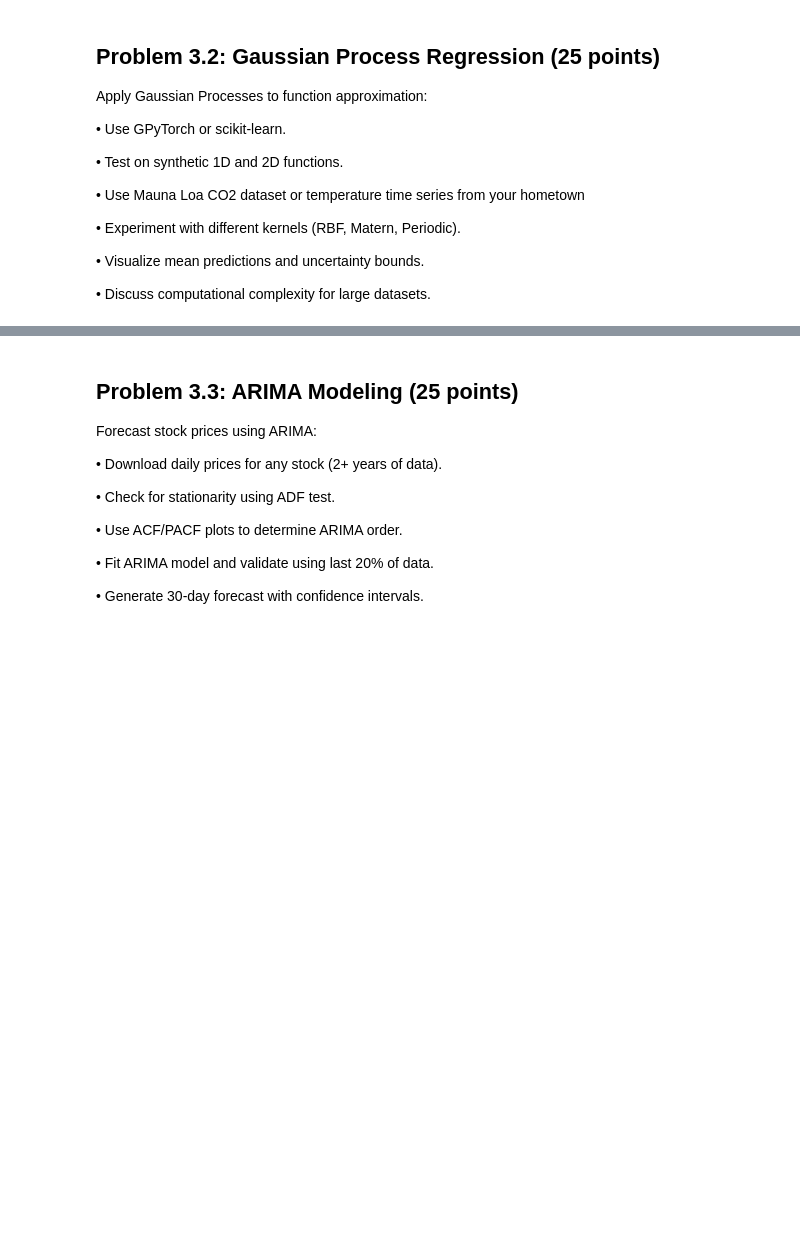
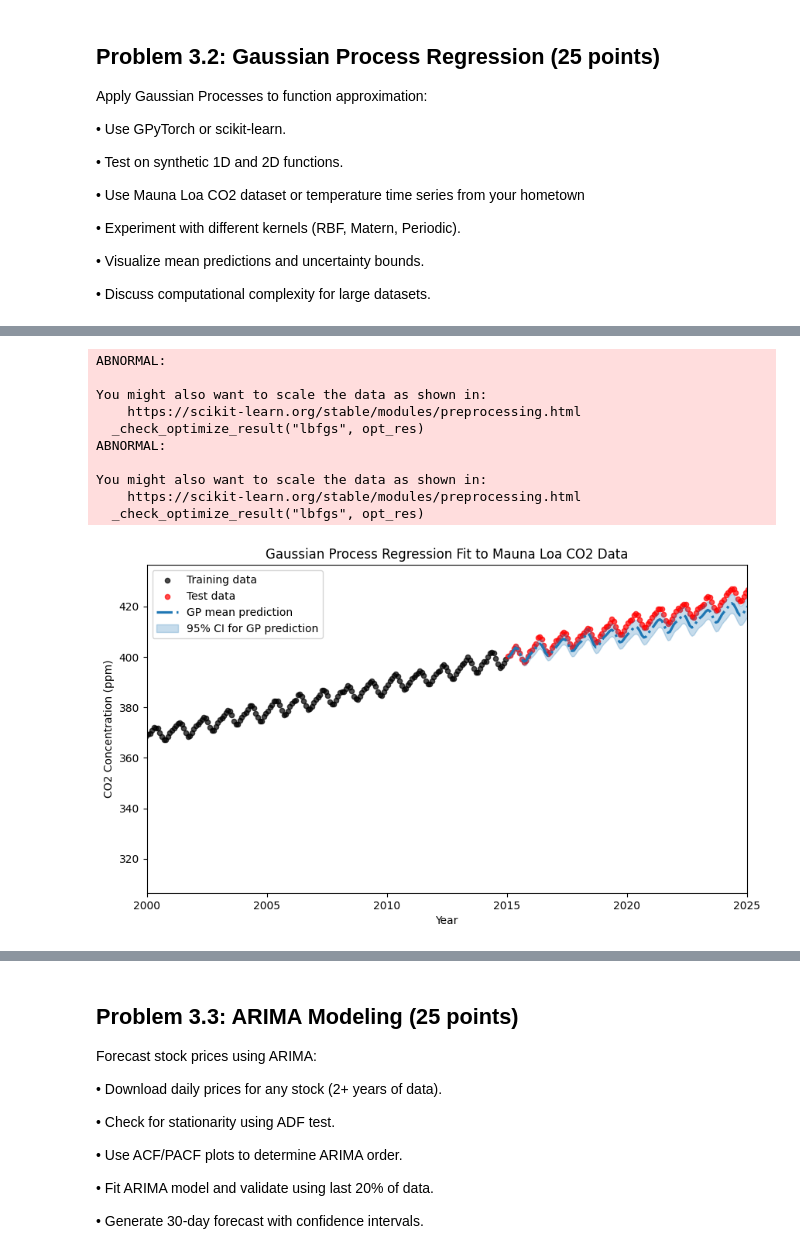
Before and after one commit to tomaszsrebniak/ML_for_data_analytics, a Jupyter notebook: Assignment3/List3.ipynb, the cells around one changed output, grey strips where cells are left out. Saved outputs shown, nothing was run; the diff lists cells and outputs as text; code cells hidden in the pictures; blank space fills up the shorter version.

```diff
--- a/Assignment3/List3.ipynb
+++ b/Assignment3/List3.ipynb
@@ -237,0 +377,36 @@ Apply Gaussian Processes to function approximation:
+# %%
+kernel = (
+    1e+3 * RBF(length_scale=390)  # long-term rising trend
+    + 2.33**2  * ExpSineSquared(length_scale=1.26, periodicity=1.09)  # long-term variations with annual periodicity
+    + 0.596**2 * RationalQuadratic(alpha=0.145, length_scale=4.74)   # medium and short-term variations
+    + 0.183**2 * RBF(length_scale=0.133)  # Noise component with short length scale to capture high-frequency variations
+    + WhiteKernel(noise_level=0.0111)  # White noise component to capture measurement noise
+    )
+gp = GaussianProcessRegressor(kernel=kernel, random_state=2026, n_restarts_optimizer=10, normalize_y=True)
+gp.fit(x_train[:, None], y_train)
+
+y_pred, y_std = gp.predict(x_test[:, None], return_std=True)
+
+plt.figure(figsize=(10, 5.5))
+plt.scatter(x_train, y_train, s=20, alpha=0.7, color='black', label='Training data')
+plt.scatter(x_test, y_test, s=20, alpha=0.7, color='red', label='Test data')
+plt.plot(x_test, y_pred, color='tab:blue', linewidth=2.3, linestyle='-.', label='GP mean prediction')
+plt.fill_between(x_test, y_pred - 1.96 * y_std, y_pred + 1.96 * y_std, color='tab:blue', alpha=0.25, label='95% CI for GP prediction')
+plt.title('Gaussian Process Regression Fit to Mauna Loa CO2 Data')
+plt.xlabel('Year')
+plt.ylabel('CO2 Concentration (ppm)')
+plt.xlim(2000, 2025)
+plt.legend()
+plt.show()
+# %% [output]
+ABNORMAL:
+
+You might also want to scale the data as shown in:
+    https://scikit-learn.org/stable/modules/preprocessing.html
+  _check_optimize_result("lbfgs", opt_res)
+ABNORMAL:
+
+You might also want to scale the data as shown in:
+    https://scikit-learn.org/stable/modules/preprocessing.html
+  _check_optimize_result("lbfgs", opt_res)
+[figure, added]
```
Also changed, not shown: parts of 20 cells of this notebook, 2 other files.
